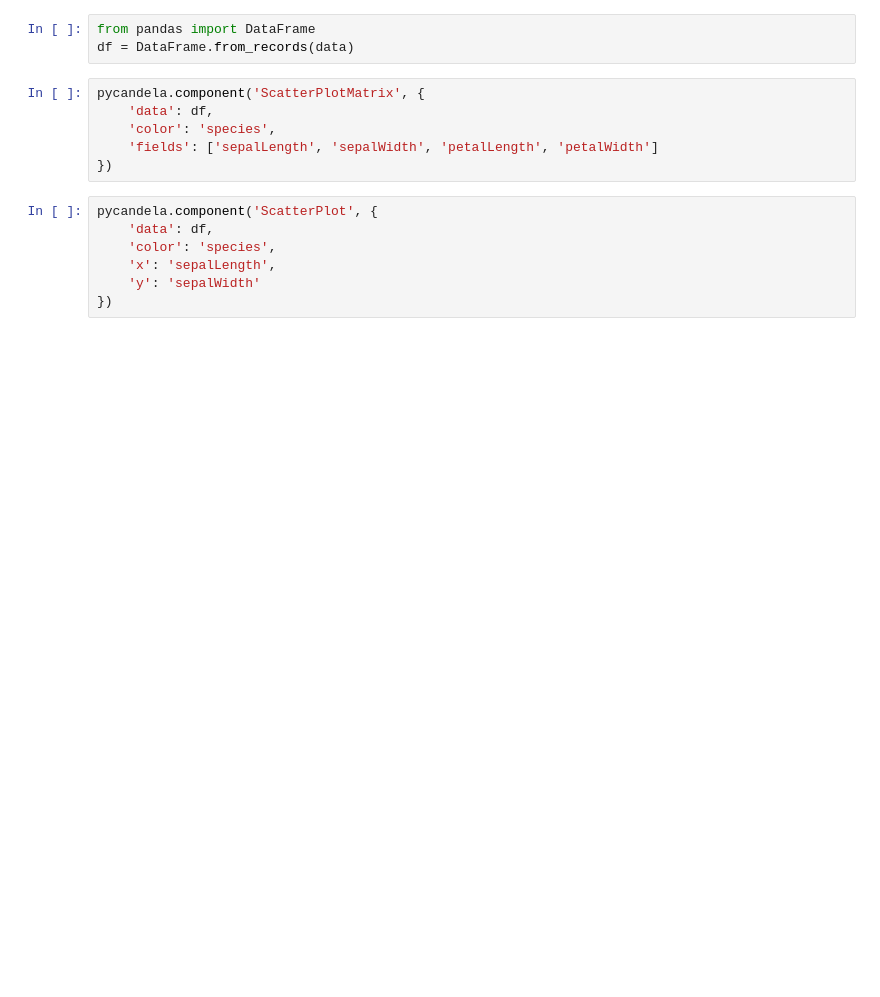
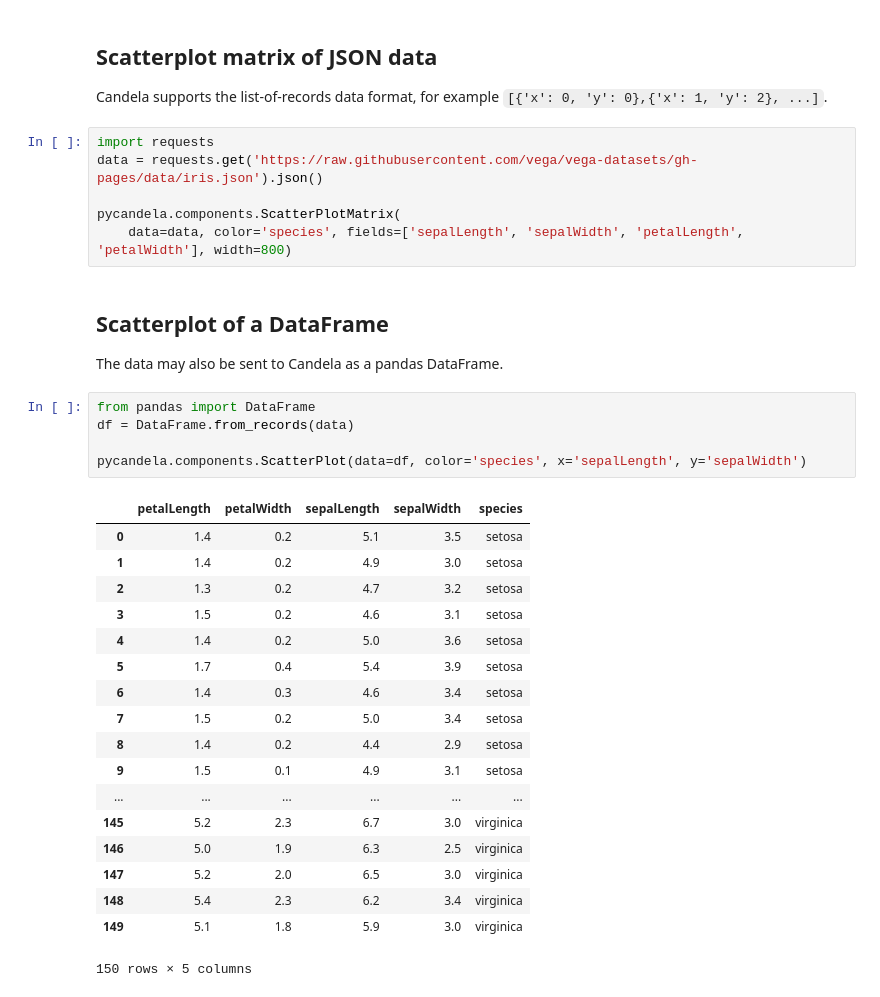
Before and after one commit to Kitware/candela, a Jupyter notebook: python/pycandela/examples/Iris.ipynb, the cells around one changed output. Cells and saved outputs as stored; diff of their text form; blank space fills up the shorter version.

Commit message:
Update pycandela api to be more pythonic, adding flake8 test

```diff
--- a/python/pycandela/examples/Iris.ipynb
+++ b/python/pycandela/examples/Iris.ipynb
@@ -10,16 +12,37 @@ data = json.load(open('../../../app/resonant-laboratory/scripts/library/Data/iri
+# %% [markdown]
+## Scatterplot matrix of JSON data
+Candela supports the list-of-records data format, for example `[{'x': 0, 'y': 0},{'x': 1, 'y': 2}, ...]`.
+# %%
+import requests
+data = requests.get('https://raw.githubusercontent.com/vega/vega-datasets/gh-pages/data/iris.json').json()
+
+pycandela.components.ScatterPlotMatrix(
+    data=data, color='species', fields=['sepalLength', 'sepalWidth', 'petalLength', 'petalWidth'], width=800)
+# %% [markdown]
+## Scatterplot of a DataFrame
+
+The data may also be sent to Candela as a pandas DataFrame.
 # %%
 from pandas import DataFrame
 df = DataFrame.from_records(data)
+
+pycandela.components.ScatterPlot(data=df, color='species', x='sepalLength', y='sepalWidth')
+# %% [output]
+|  | petalLength | petalWidth | sepalLength | sepalWidth | species |
+| 0 | 1.4 | 0.2 | 5.1 | 3.5 | setosa |
+| 1 | 1.4 | 0.2 | 4.9 | 3.0 | setosa |
+| 2 | 1.3 | 0.2 | 4.7 | 3.2 | setosa |
+| 3 | 1.5 | 0.2 | 4.6 | 3.1 | setosa |
+| 4 | 1.4 | 0.2 | 5.0 | 3.6 | setosa |
+| 5 | 1.7 | 0.4 | 5.4 | 3.9 | setosa |
+| 6 | 1.4 | 0.3 | 4.6 | 3.4 | setosa |
+| 7 | 1.5 | 0.2 | 5.0 | 3.4 | setosa |
+| 8 | 1.4 | 0.2 | 4.4 | 2.9 | setosa |
+| 9 | 1.5 | 0.1 | 4.9 | 3.1 | setosa |
+| ... | ... | ... | ... | ... | ... |
+| 145 | 5.2 | 2.3 | 6.7 | 3.0 | virginica |
+| 146 | 5.0 | 1.9 | 6.3 | 2.5 | virginica |
+| 147 | 5.2 | 2.0 | 6.5 | 3.0 | virginica |
+| 148 | 5.4 | 2.3 | 6.2 | 3.4 | virginica |
+| 149 | 5.1 | 1.8 | 5.9 | 3.0 | virginica |
+150 rows × 5 columns
-# %%
-pycandela.component('ScatterPlotMatrix', {
-    'data': df,
-    'color': 'species',
-    'fields': ['sepalLength', 'sepalWidth', 'petalLength', 'petalWidth']
-})
-# %%
-pycandela.component('ScatterPlot', {
-    'data': df,
-    'color': 'species',
-    'x': 'sepalLength',
-    'y': 'sepalWidth'
-})
```
Also changed, not shown: parts of 4 cells of this notebook, 4 other files.
